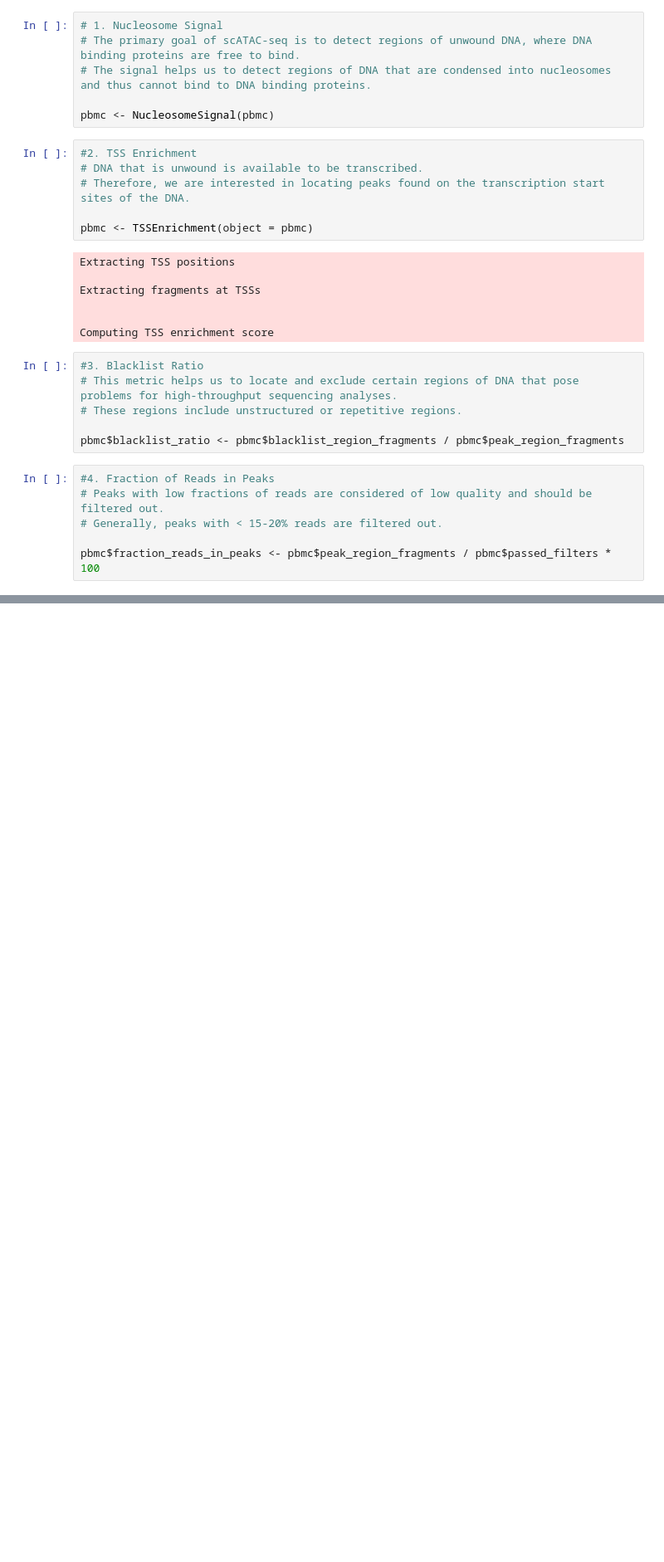
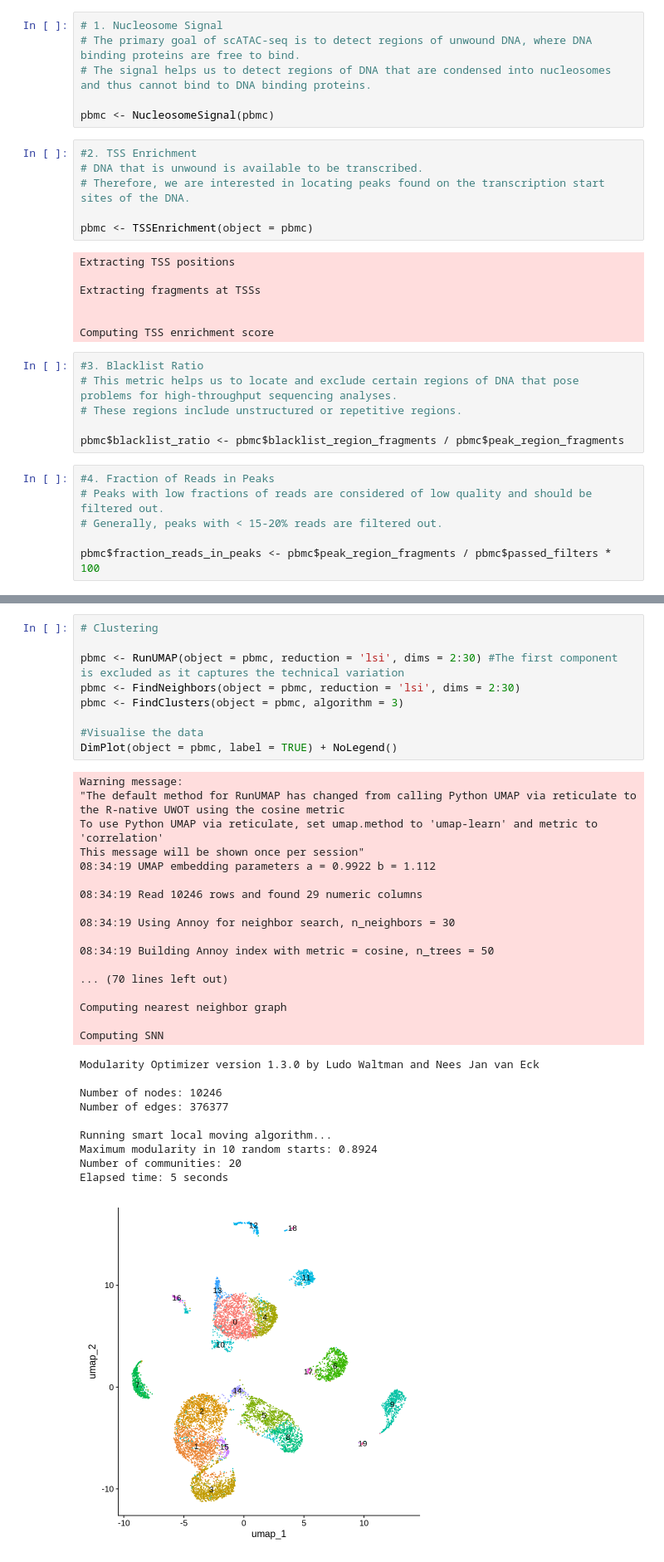
Before and after one commit to NikitaArya17/next_generation_sequencing_projects, a Jupyter notebook: single-cell atac sequencing data/human_pbmc_data.ipynb, the cells around one changed output, grey strips where cells are left out. Shown at 83% size. Cells and saved outputs as stored; diff of their text form; blank space fills up the shorter version.

```diff
--- a/single-cell atac sequencing data/human_pbmc_data.ipynb
+++ b/single-cell atac sequencing data/human_pbmc_data.ipynb
@@ -366,0 +434,37 @@ DensityScatter(pbmc, x = "nCount_ATAC", y = "TSS.enrichment", log_x = TRUE, quan
+# %%
+# Clustering
+
+pbmc <- RunUMAP(object = pbmc, reduction = 'lsi', dims = 2:30) #The first component is excluded as it captures the technical variation
+pbmc <- FindNeighbors(object = pbmc, reduction = 'lsi', dims = 2:30)
+pbmc <- FindClusters(object = pbmc, algorithm = 3)
+
+#Visualise the data
+DimPlot(object = pbmc, label = TRUE) + NoLegend()
+# %% [output]
+Warning message:
+"The default method for RunUMAP has changed from calling Python UMAP via reticulate to the R-native UWOT using the cosine metric
+To use Python UMAP via reticulate, set umap.method to 'umap-learn' and metric to 'correlation'
+This message will be shown once per session"
+08:34:19 UMAP embedding parameters a = 0.9922 b = 1.112
+
+08:34:19 Read 10246 rows and found 29 numeric columns
+
+08:34:19 Using Annoy for neighbor search, n_neighbors = 30
+
+08:34:19 Building Annoy index with metric = cosine, n_trees = 50
+
+... (70 lines left out)
+
+Computing nearest neighbor graph
+
+Computing SNN
+Modularity Optimizer version 1.3.0 by Ludo Waltman and Nees Jan van Eck
+
+Number of nodes: 10246
+Number of edges: 376377
+
+Running smart local moving algorithm...
+Maximum modularity in 10 random starts: 0.8924
+Number of communities: 20
+Elapsed time: 5 seconds
+[figure, added]
```
Also changed, not shown: parts of 19 cells of this notebook.
